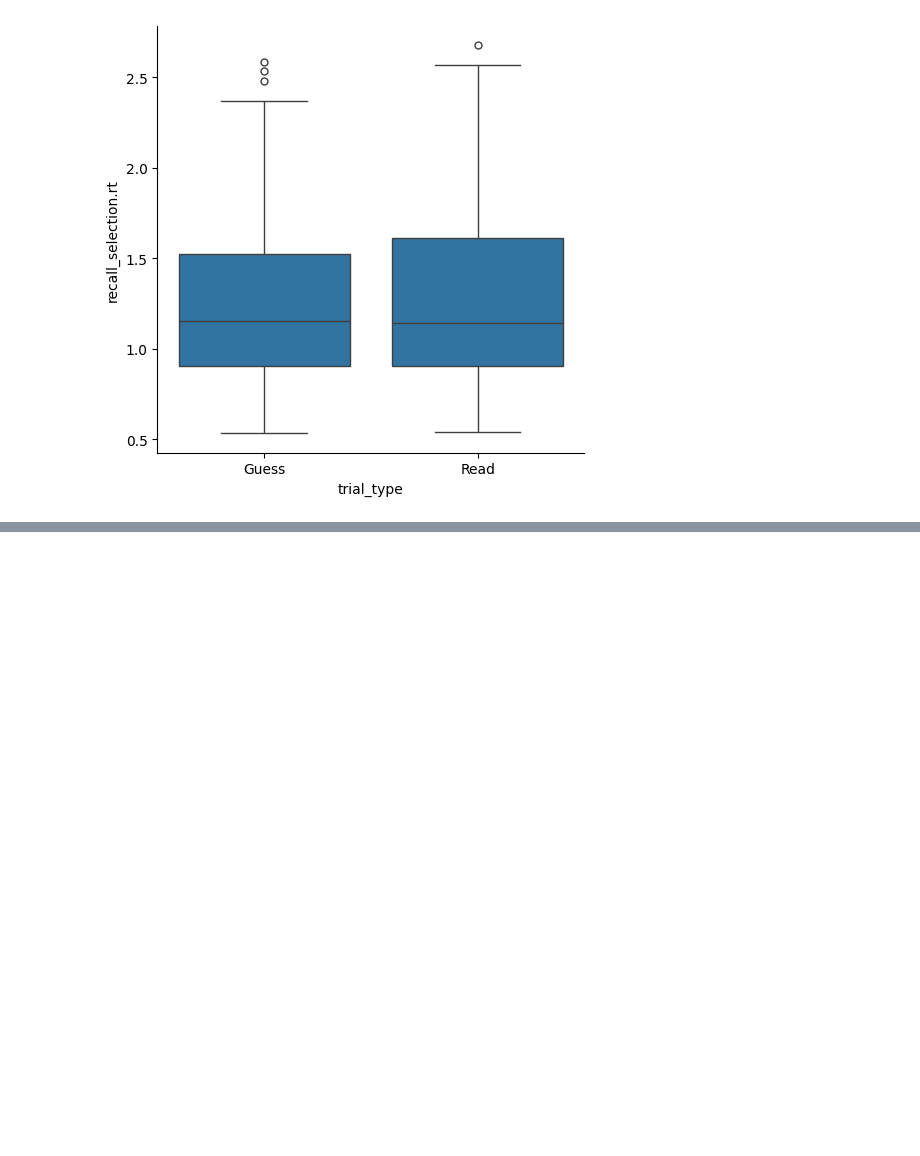
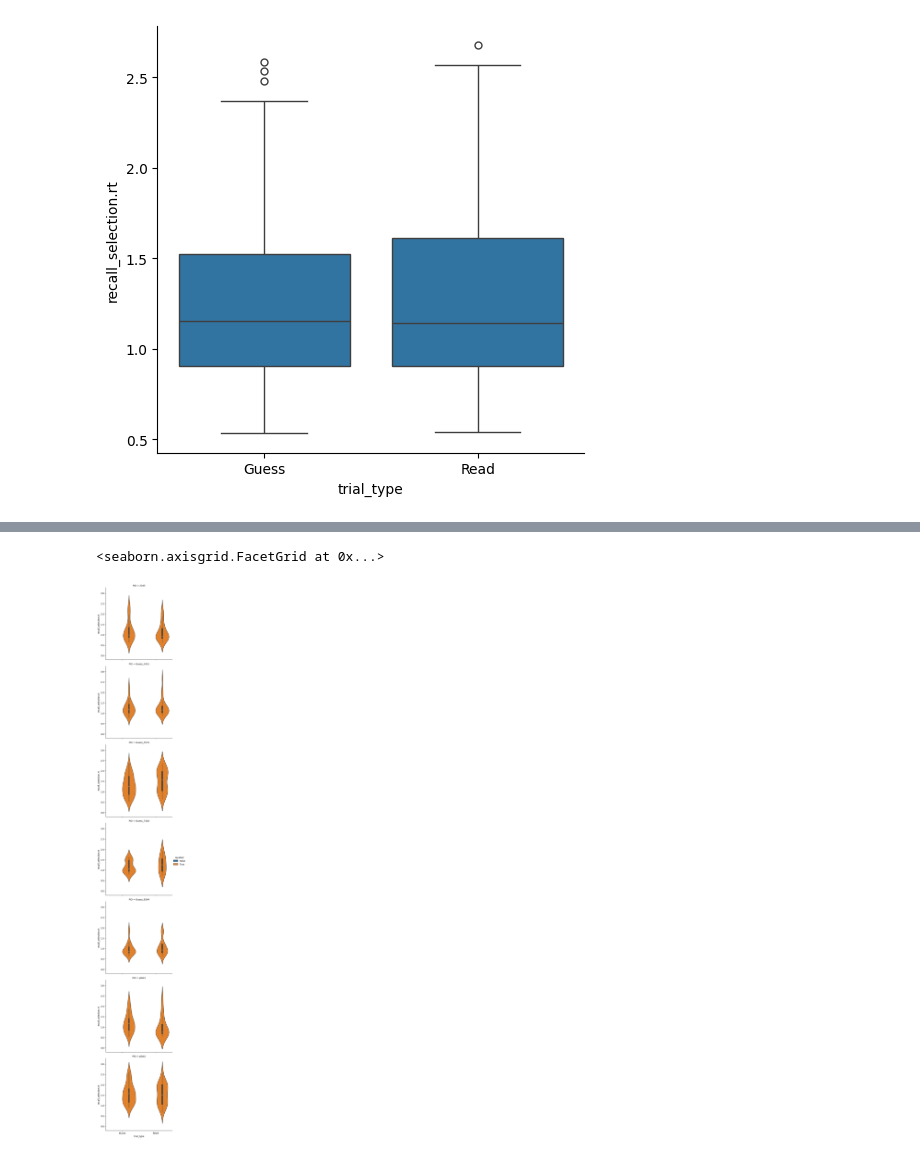
Before and after one commit to zs-nemecz/Guess_fMRI, a Jupyter notebook: behavioral_data_analysis.ipynb, the cells around one changed output, grey strips where cells are left out. Saved outputs shown, nothing was run; the diff lists cells and outputs as text; code cells hidden in the pictures; blank space fills up the shorter version.

```diff
--- a/behavioral_data_analysis.ipynb
+++ b/behavioral_data_analysis.ipynb
@@ -83 +84,6 @@ sns.catplot(data = recall,  x="trial_type", y = "recall_selection.rt", row="PID"
+# %%
+sns.catplot(data = recall, hue = "recalled", kind="violin", x="trial_type", y = "recall_selection.rt", row="PID")
+# %% [output]
+<seaborn.axisgrid.FacetGrid at 0x...>
+[figure, added]
 # %%
```
Also changed, not shown: parts of 12 cells of this notebook, 8 other files.
